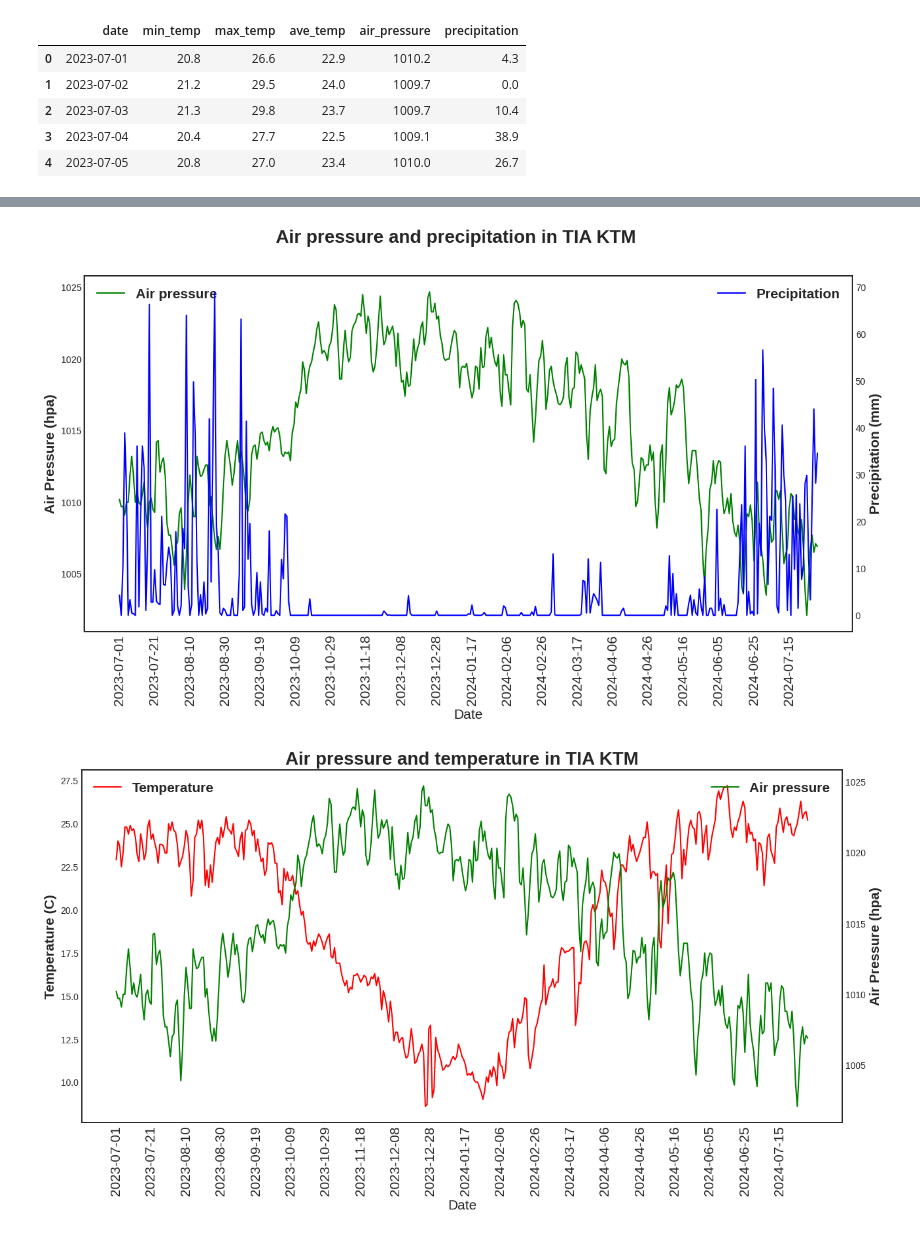
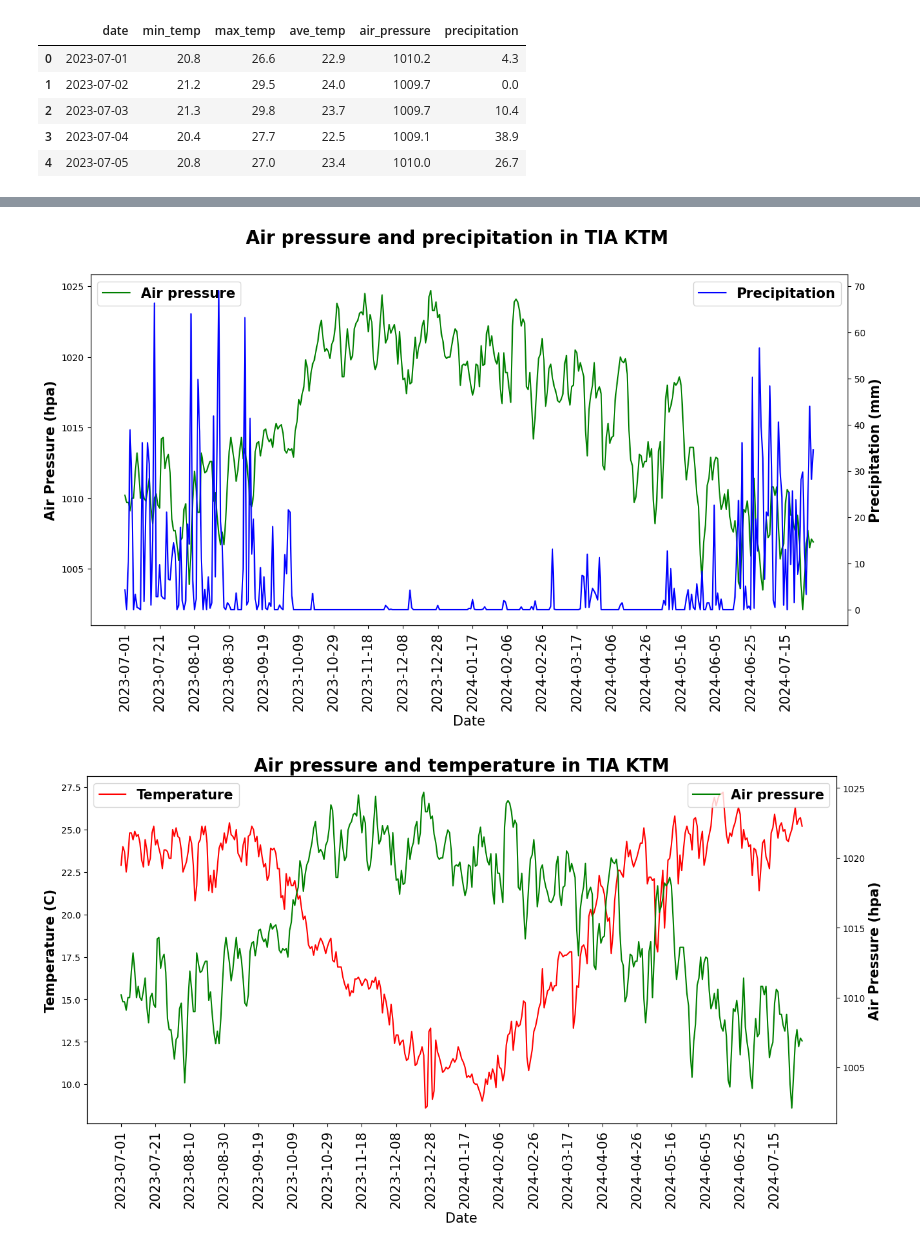
Before and after one commit to jsdhami/Lightning-Research-Data, a Jupyter notebook: Lightning_(Precipitation_and_air_pressure).ipynb, the cells around one changed output, grey strips where cells are left out. Saved outputs shown, nothing was run; the diff lists cells and outputs as text; code cells hidden in the pictures.

```diff
--- a/Lightning_(Precipitation_and_air_pressure).ipynb
+++ b/Lightning_(Precipitation_and_air_pressure).ipynb
@@ -55,7 +55,7 @@ ax.set_ylabel('Air Pressure (hpa)',fontsize=15)
 ax.set_title('Air Pressure in Kathmandu Airport',fontsize=20)
 ax.set_xticks(x[::20])
 ax.set_xticklabels(x[::20],rotation=90,fontsize=8)
-plt.style.use('seaborn-white')
+plt.style.use('default')
 ax.legend()
 plt.show()
 # %% [output]
@@ -70,7 +70,7 @@ ax.set_ylabel('Precipitation (mm)',fontsize=15)
 ax.set_title('Precipitation in Kathmandu Airport',fontsize=20)
 ax.set_xticks(x[::20])
 ax.set_xticklabels(x[::20],rotation=90,fontsize=8)
-plt.style.use('seaborn-white')
+plt.style.use('default')
 ax.legend()
 plt.show()
 # %% [output]
@@ -78,29 +78,29 @@ plt.show()
 # %%
 #precipitation vs air pressure
 fig,ax=plt.subplots()
 fig.set_size_inches(15,7)
 #Plot
 ax.plot(x,y,label='Air pressure',color='green')
 
 #create twinx
 ax2=ax.twinx()
 ax2.plot(x,z,label='Precipitation',color='blue')
 #set labelling
 fig.suptitle('Air pressure and precipitation in TIA KTM',fontsize=20,fontweight='bold')
 ax.set_xlabel('Date',fontsize=15)
 ax.set_ylabel('Air Pressure (hpa)',fontsize=15,fontweight="bold")
 ax2.set_ylabel('Precipitation (mm)',fontsize=15,fontweight="bold")
 #set ticks and ticks label
 ax.set_xticks(x[::20])
 ax.set_xticklabels(x[::20],rotation=90,fontsize=15)
-plt.style.use('seaborn-white')
+plt.style.use('default')
 #Legend
 legend_properties = {'weight':'bold','size':'15'}
 ax.legend(loc='upper left',prop=legend_properties)
 ax2.legend(loc='upper right',prop=legend_properties)
 plt.show()
 # %% [output]
-[figure, old version]
+[figure, new version]
 # %%
 #air pressure vs temperature
 fig,ax=plt.subplots()
@@ -119,14 +119,14 @@ ax2.set_ylabel('Air Pressure (hpa)',fontsize=15,fontweight="bold")
 ax.set_xticks(x[::20])
 ax.set_xticklabels(x[::20],rotation=90,fontsize=15)
 #style
-plt.style.use('seaborn-white')
+plt.style.use('default')
 #Legend
 legend_properties = {'weight':'bold','size':'15'}
 ax.legend(loc='upper left',prop=legend_properties)
 ax2.legend(loc='upper right',prop=legend_properties)
 plt.show()
 # %% [output]
-[figure, old version]
+[figure, new version]
 # %%
 #precipitation vs temperature
 fig,ax=plt.subplots()
```
Also changed, not shown: parts of 3 cells of this notebook.
